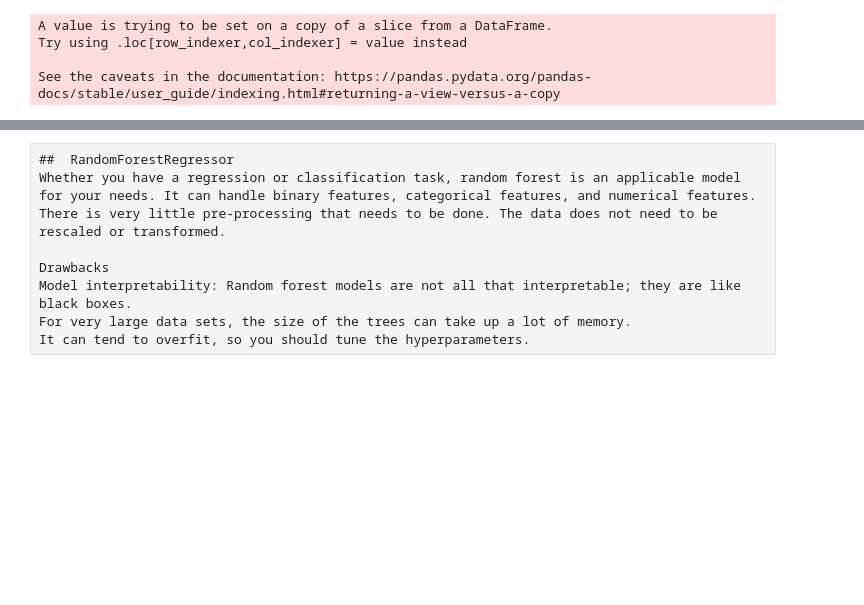
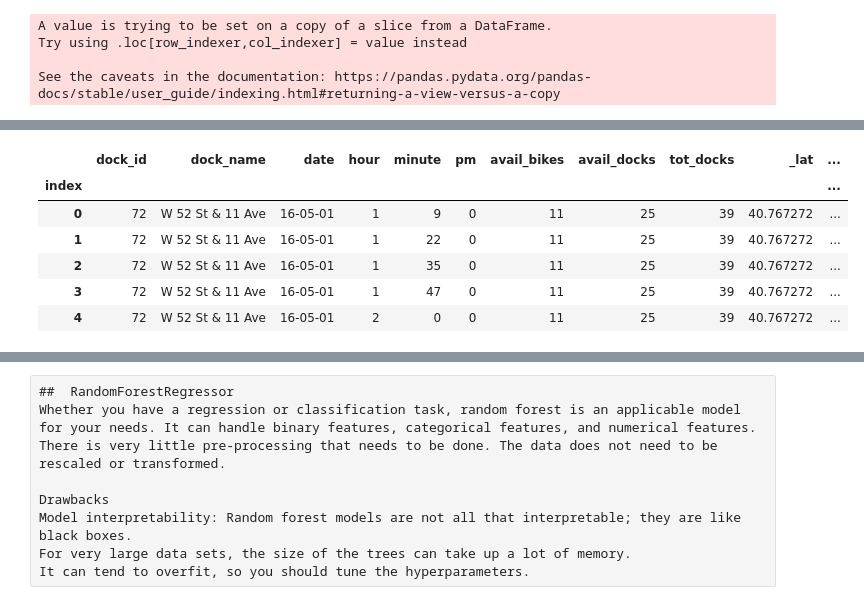
Before and after one commit to sheepesq/Final_Project, a Jupyter notebook: Citibike_project-Copy1.ipynb, the cells around one changed output, grey strips where cells are left out. Saved outputs shown, nothing was run; the diff lists cells and outputs as text; code cells hidden in the pictures; blank space fills up the shorter version.

```diff
--- a/Citibike_project-Copy1.ipynb
+++ b/Citibike_project-Copy1.ipynb
@@ -386,0 +406,12 @@ dtype: object
+# %%
+# Remove the stations _long3 Column, which is full of null values
+allstations_df.drop(columns=["_long3"], inplace=True)
+allstations_df.head()
+# %% [output]
+|  | dock_id | dock_name | date | hour | minute | pm | avail_bikes | avail_docks | tot_docks | _lat | ... |
+| index |  |  |  |  |  |  |  |  |  |  | ... |
+| 0 | 72 | W 52 St & 11 Ave | 16-05-01 | 1 | 9 | 0 | 11 | 25 | 39 | 40.767272 | ... |
+| 1 | 72 | W 52 St & 11 Ave | 16-05-01 | 1 | 22 | 0 | 11 | 25 | 39 | 40.767272 | ... |
+| 2 | 72 | W 52 St & 11 Ave | 16-05-01 | 1 | 35 | 0 | 11 | 25 | 39 | 40.767272 | ... |
+| 3 | 72 | W 52 St & 11 Ave | 16-05-01 | 1 | 47 | 0 | 11 | 25 | 39 | 40.767272 | ... |
+| 4 | 72 | W 52 St & 11 Ave | 16-05-01 | 2 | 0 | 0 | 11 | 25 | 39 | 40.767272 | ... |
```
Also changed, not shown: parts of 10 cells of this notebook, 1 other file.
